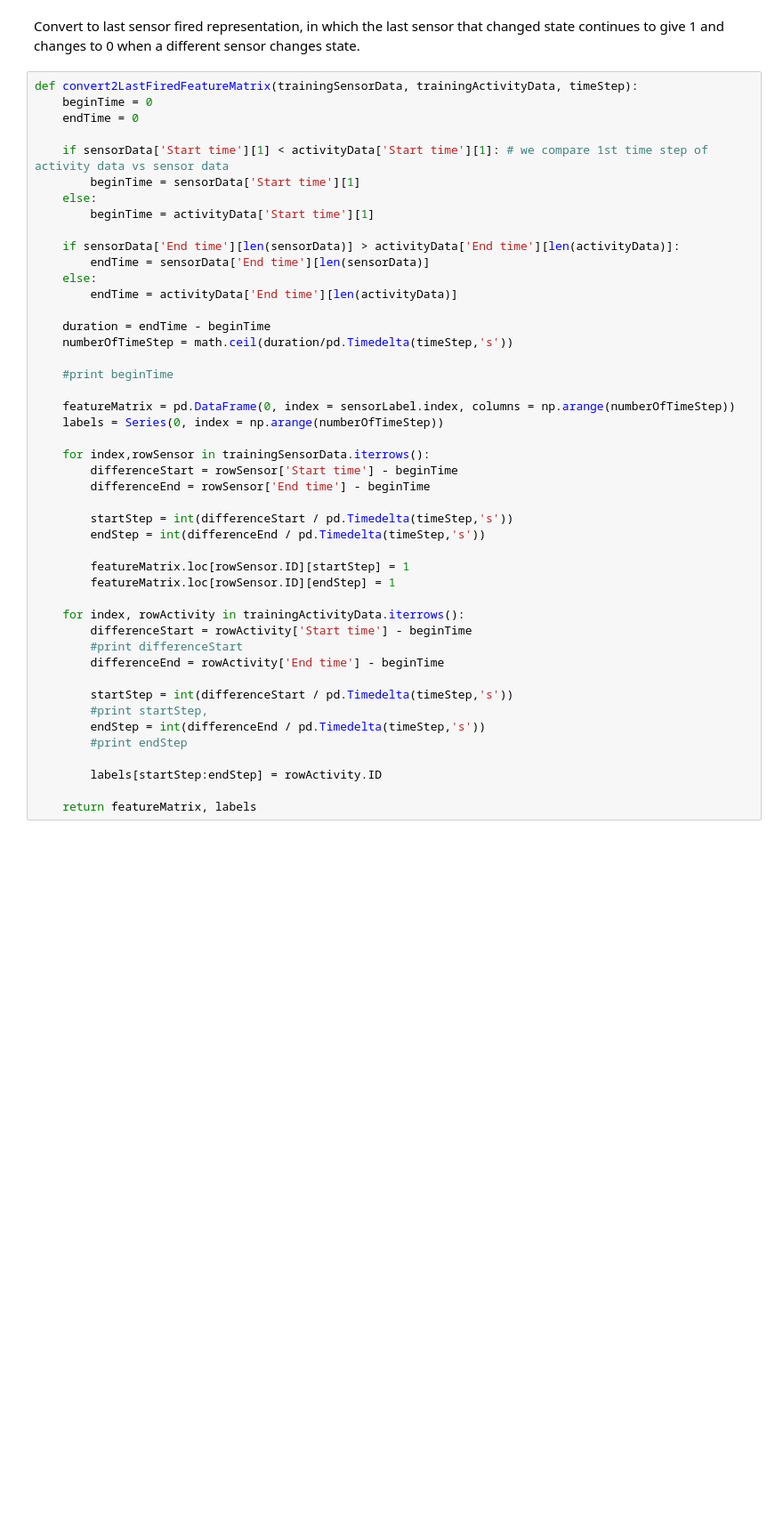
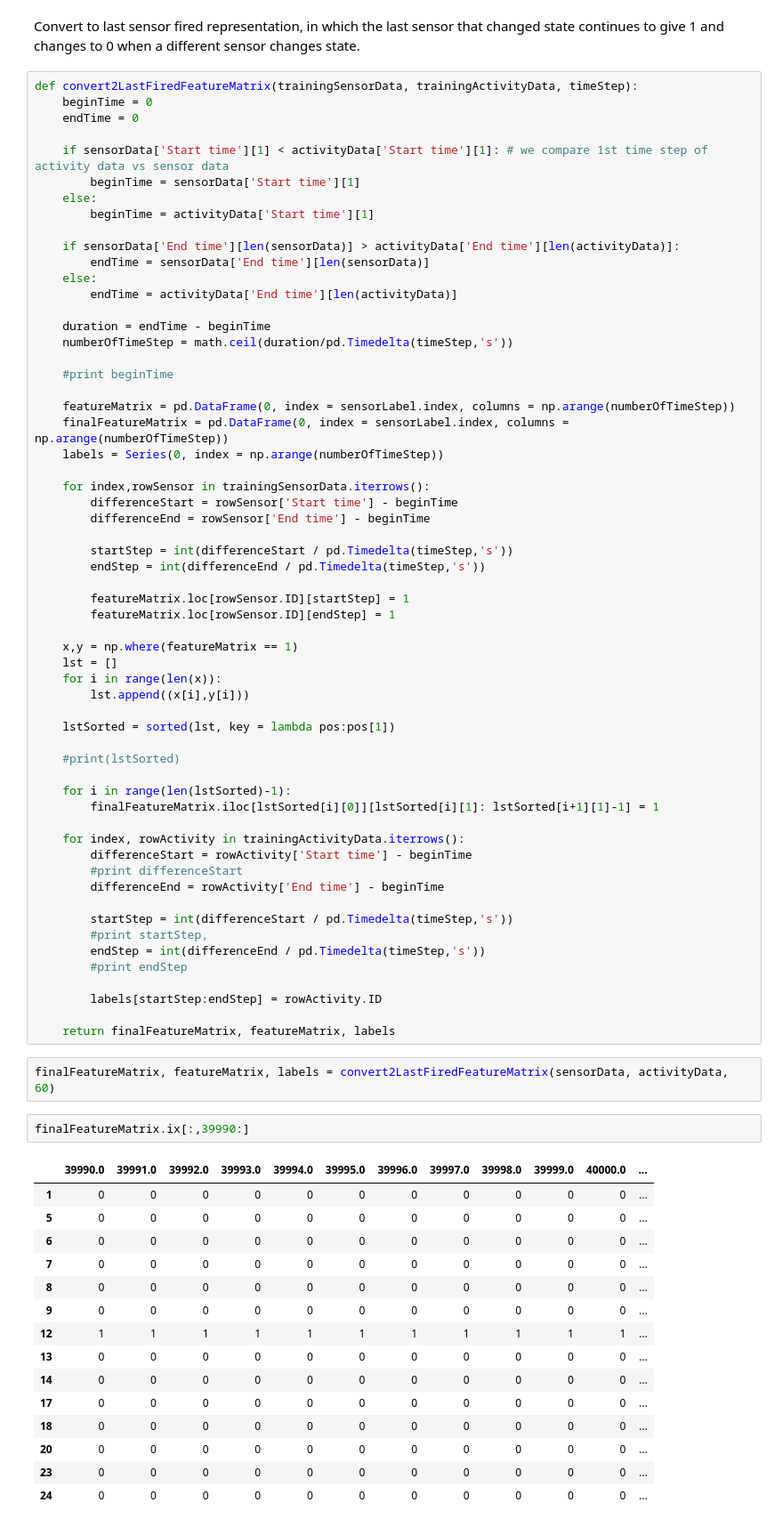
Before and after one commit to du-phan/Human-Activity-Recognition, a Jupyter notebook: Data cleaning.ipynb, the cells around one changed output. Shown at 89% size. Saved outputs shown, nothing was run; the diff lists cells and outputs as text; blank space fills up the shorter version.

```diff
--- a/Data cleaning.ipynb
+++ b/Data cleaning.ipynb
@@ -222,6 +245,7 @@ def convert2LastFiredFeatureMatrix(trainingSensorData, trainingActivityData, tim
     #print beginTime
 
     featureMatrix = pd.DataFrame(0, index = sensorLabel.index, columns = np.arange(numberOfTimeStep))
+    finalFeatureMatrix = pd.DataFrame(0, index = sensorLabel.index, columns = np.arange(numberOfTimeStep))
     labels = Series(0, index = np.arange(numberOfTimeStep))
 
     for index,rowSensor in trainingSensorData.iterrows():
@@ -233,6 +257,18 @@ def convert2LastFiredFeatureMatrix(trainingSensorData, trainingActivityData, tim
 
         featureMatrix.loc[rowSensor.ID][startStep] = 1
         featureMatrix.loc[rowSensor.ID][endStep] = 1
+
+    x,y = np.where(featureMatrix == 1)
+    lst = []
+    for i in range(len(x)):
+        lst.append((x[i],y[i]))
+
+    lstSorted = sorted(lst, key = lambda pos:pos[1])
+
+    #print(lstSorted)
+
+    for i in range(len(lstSorted)-1):
+        finalFeatureMatrix.iloc[lstSorted[i][0]][lstSorted[i][1]: lstSorted[i+1][1]-1] = 1
 
     for index, rowActivity in trainingActivityData.iterrows():
         differenceStart = rowActivity['Start time'] - beginTime
@@ -246,4 +282,24 @@ def convert2LastFiredFeatureMatrix(trainingSensorData, trainingActivityData, tim
 
         labels[startStep:endStep] = rowActivity.ID
 
-    return featureMatrix, labels
+    return finalFeatureMatrix, featureMatrix, labels
+# %%
+finalFeatureMatrix, featureMatrix, labels = convert2LastFiredFeatureMatrix(sensorData, activityData, 60)
+# %%
+finalFeatureMatrix.ix[:,39990:]
+# %% [output]
+|  | 39990.0 | 39991.0 | 39992.0 | 39993.0 | 39994.0 | 39995.0 | 39996.0 | 39997.0 | 39998.0 | 39999.0 | 40000.0 | ... |
+| 1 | 0 | 0 | 0 | 0 | 0 | 0 | 0 | 0 | 0 | 0 | 0 | ... |
+| 5 | 0 | 0 | 0 | 0 | 0 | 0 | 0 | 0 | 0 | 0 | 0 | ... |
+| 6 | 0 | 0 | 0 | 0 | 0 | 0 | 0 | 0 | 0 | 0 | 0 | ... |
+| 7 | 0 | 0 | 0 | 0 | 0 | 0 | 0 | 0 | 0 | 0 | 0 | ... |
+| 8 | 0 | 0 | 0 | 0 | 0 | 0 | 0 | 0 | 0 | 0 | 0 | ... |
+| 9 | 0 | 0 | 0 | 0 | 0 | 0 | 0 | 0 | 0 | 0 | 0 | ... |
+| 12 | 1 | 1 | 1 | 1 | 1 | 1 | 1 | 1 | 1 | 1 | 1 | ... |
+| 13 | 0 | 0 | 0 | 0 | 0 | 0 | 0 | 0 | 0 | 0 | 0 | ... |
+| 14 | 0 | 0 | 0 | 0 | 0 | 0 | 0 | 0 | 0 | 0 | 0 | ... |
+| 17 | 0 | 0 | 0 | 0 | 0 | 0 | 0 | 0 | 0 | 0 | 0 | ... |
+| 18 | 0 | 0 | 0 | 0 | 0 | 0 | 0 | 0 | 0 | 0 | 0 | ... |
+| 20 | 0 | 0 | 0 | 0 | 0 | 0 | 0 | 0 | 0 | 0 | 0 | ... |
+| 23 | 0 | 0 | 0 | 0 | 0 | 0 | 0 | 0 | 0 | 0 | 0 | ... |
+| 24 | 0 | 0 | 0 | 0 | 0 | 0 | 0 | 0 | 0 | 0 | 0 | ... |
```
Also changed, not shown: parts of 13 cells of this notebook, 1 other file.
